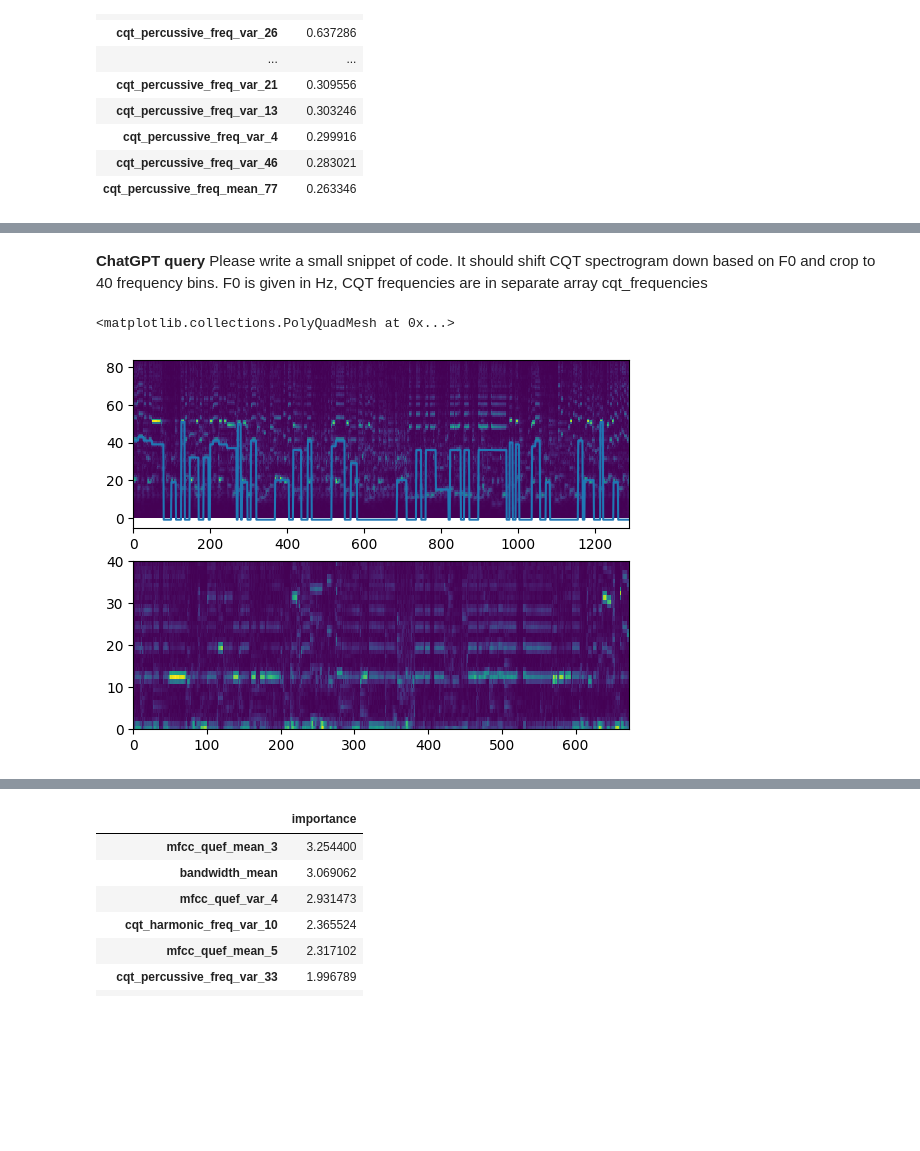
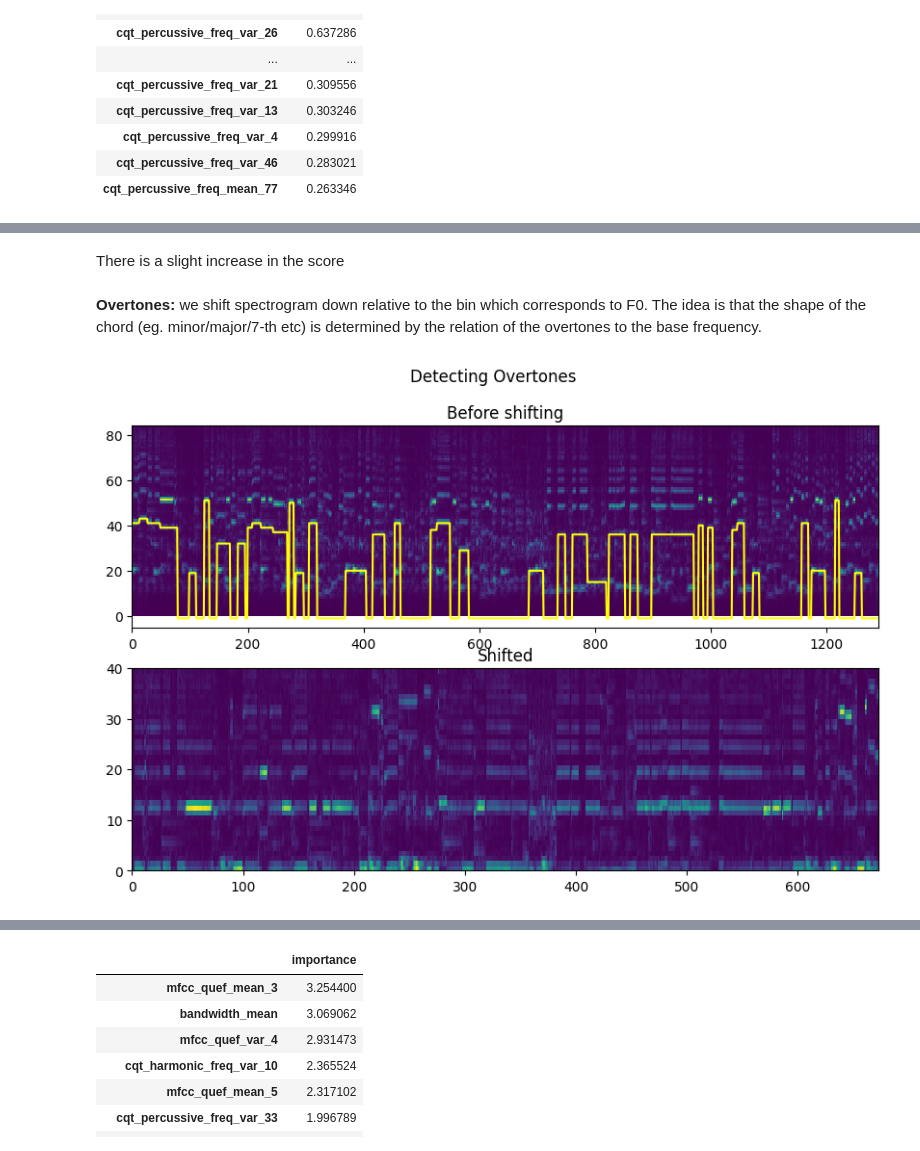
Before and after one commit to dmitrysluch/ariel-tds-music-genre, a Jupyter notebook: main.ipynb, the cells around one changed output, grey strips where cells are left out. Cells and saved outputs as stored; diff of their text form; code cells hidden in the pictures; blank space fills up the shorter version.

```diff
--- a/genre_detenction_ext.ipynb
+++ b/main.ipynb
@@ -701,8 +667,3 @@ df.loc[pd.Series(df.index, index=df.index).apply(lambda x: x.startswith('cqt_per
 | cqt_percussive_freq_var_4 | 0.299916 |
 | cqt_percussive_freq_var_46 | 0.283021 |
 | cqt_percussive_freq_mean_77 | 0.263346 |
-# %%
-import matplotlib.pyplot as plt
-i = iter(E_train.features['cqt_percussive'])
-next(i)
-plt.pcolor(next(i)[0])
@@ -1076,6 +977,7 @@ model, acc = train_and_evaluate_catboost(
+# %% [markdown]
+There is a slight increase in the score
 # %% [markdown]
-**ChatGPT query**
-Please write a small snippet of code. It should shift CQT spectrogram down based on F0 and crop to 40 frequency bins. F0 is given in Hz, CQT frequencies are in separate array cqt_frequencies
+**Overtones:** we shift spectrogram down relative to the bin which corresponds to F0. The idea is that the shape of the chord (eg. minor/major/7-th etc) is determined by the relation of the overtones to the base frequency.
 # %%
 def shift_cqt_by_f0(S: np.ndarray, F0_bins: np.ndarray, voiced: np.ndarray, cqt_frequencies: np.ndarray) -> np.ndarray:
     """
@@ -1104,18 +1006,34 @@ def shift_cqt_by_f0(S: np.ndarray, F0_bins: np.ndarray, voiced: np.ndarray, cqt_
     S = np.array([np.roll(frame, -offset) for frame, offset in zip(S.T, F0_bins)]).T
     return S[:40, voiced]
 # %%
+import matplotlib.pyplot as plt
+
+plt.figure(figsize=(10, 6))
+plt.suptitle("Detecting Overtones")  # Set the overall title
+
+# First subplot (Before shifting)
 plt.subplot(2, 1, 1)
+plt.title("Before shifting")
 plt.pcolor(next(iter(E_train.features['cqt']))[0])
-plt.plot(next(iter(E_train.features['f0_bins']))[0])
-chifted_cqt = shift_cqt_by_f0(next(iter(E_train.features['cqt']))[0],
-                              next(iter(E_train.features['f0_bins']))[0],
-                              next(iter(E_train.features['voiced']))[0],
-                              cqt_frequencies)
+plt.plot(next(iter(E_train.features['f0_bins']))[0], color='yellow')  # Ensure visibility
+
+# Processing shifted CQT
+shifted_cqt = shift_cqt_by_f0(
+    next(iter(E_train.features['cqt']))[0],
+    next(iter(E_train.features['f0_bins']))[0],
+    next(iter(E_train.features['voiced']))[0],
+    cqt_frequencies
+)
+
+# Second subplot (After shifting)
 plt.subplot(2, 1, 2)
-plt.pcolor(chifted_cqt)
+plt.title("Shifted")
+plt.pcolor(shifted_cqt)
+
+# Show plot
+plt.show()
 # %% [output]
-<matplotlib.collections.PolyQuadMesh at 0x...>
-[figure, old version]
+[figure, new version]
 # %%
 Extractor.register_mapper('overtones', lambda cqt, f0_bins, voiced:
                              shift_cqt_by_f0(cqt, f0_bins, voiced, cqt_frequencies), uniform=False)
```
Also changed, not shown: parts of 108 cells of this notebook, 9 other files.
